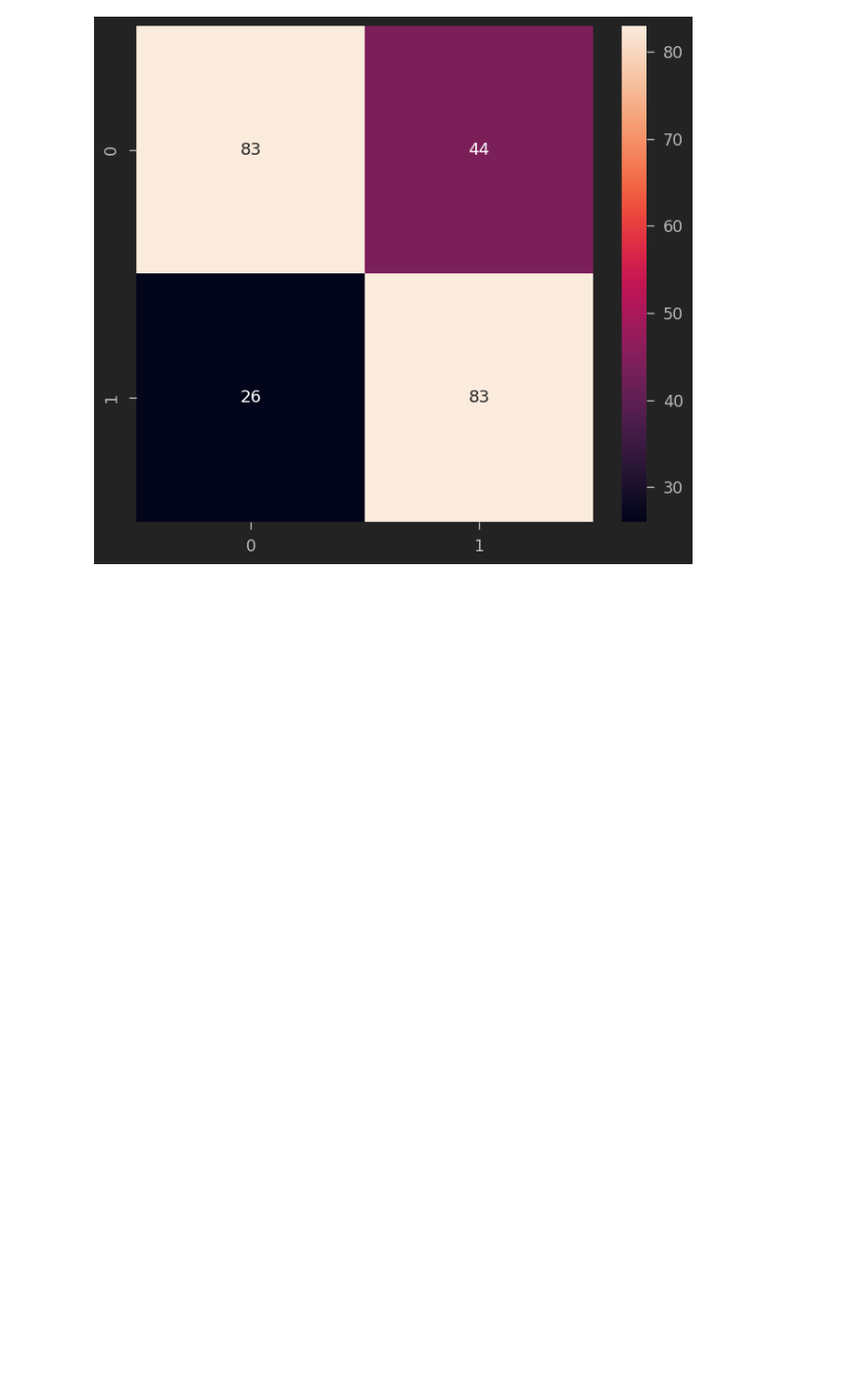
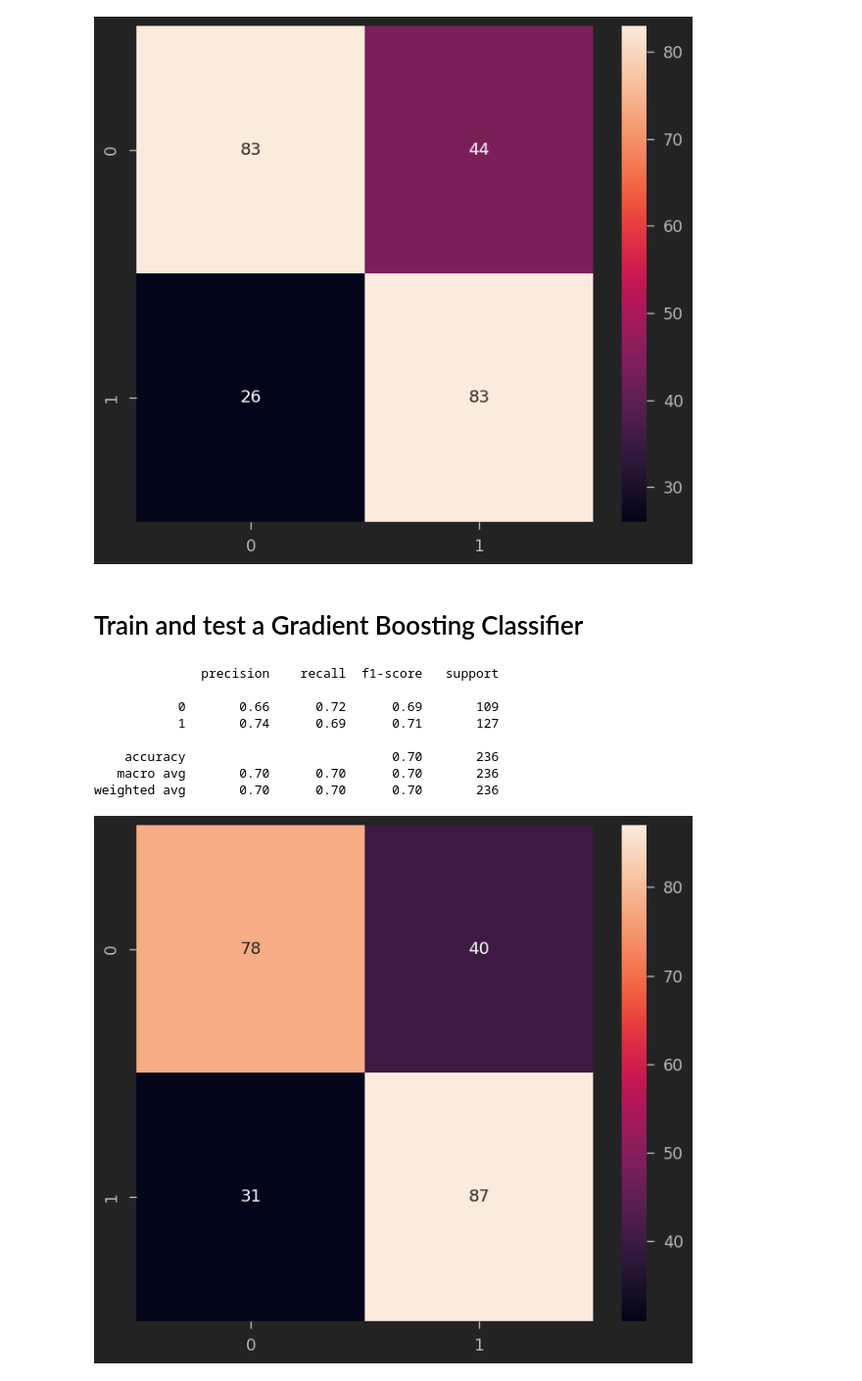
Before and after one commit to manelbenabid/Lebanese-Arabizi-Tweet-Sentiment-Analysis, a Jupyter notebook: Sentiment Analysis.ipynb, the cells around one changed output. Shown: that part at 98% size. Cells and saved outputs as stored; diff of their text form; code cells hidden in the pictures; blank space fills up the shorter version.

Commit message:
Train and test Gradient Boost model

```diff
--- a/Sentiment Analysis.ipynb
+++ b/Sentiment Analysis.ipynb
@@ -558,3 +558,27 @@ Please also refer to the documentation for alternative solver options:
    macro avg       0.71      0.71      0.70       236
 weighted avg       0.71      0.70      0.70       236
 [figure]
+# %% [markdown]
+# Train and test a Gradient Boosting Classifier
+# %%
+from sklearn.ensemble import GradientBoostingClassifier
+
+model = GradientBoostingClassifier()
+model.fit(X_train, y_train)
+
+y_pred = model.predict(X_test)
+
+cm = confusion_matrix(y_pred, y_test)
+sns.heatmap(cm, annot = True)
+
+print(classification_report(y_test, y_pred))
+# %% [output]
+              precision    recall  f1-score   support
+
+           0       0.66      0.72      0.69       109
+           1       0.74      0.69      0.71       127
+
+    accuracy                           0.70       236
+   macro avg       0.70      0.70      0.70       236
+weighted avg       0.70      0.70      0.70       236
+[figure, added]
```
